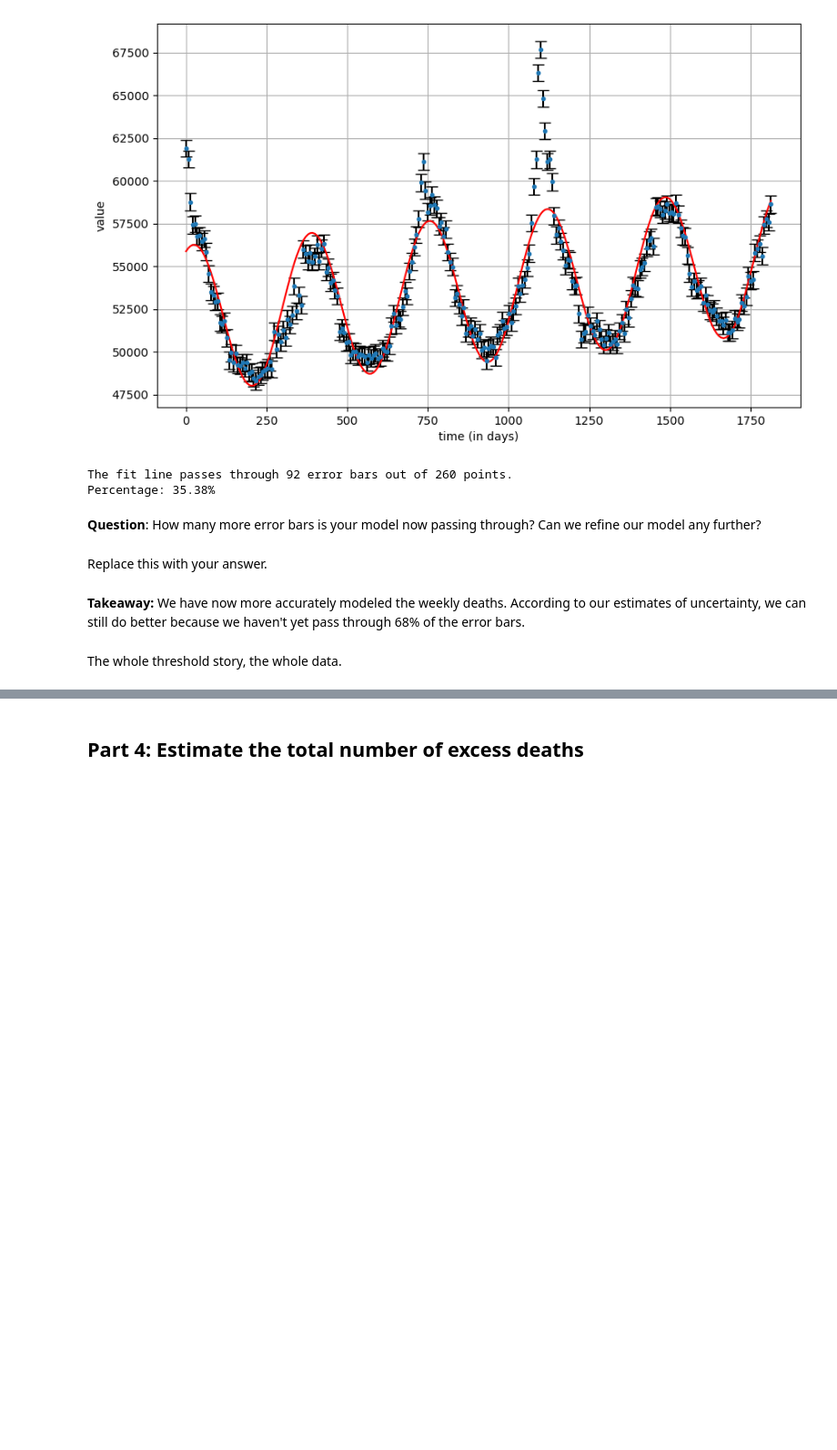
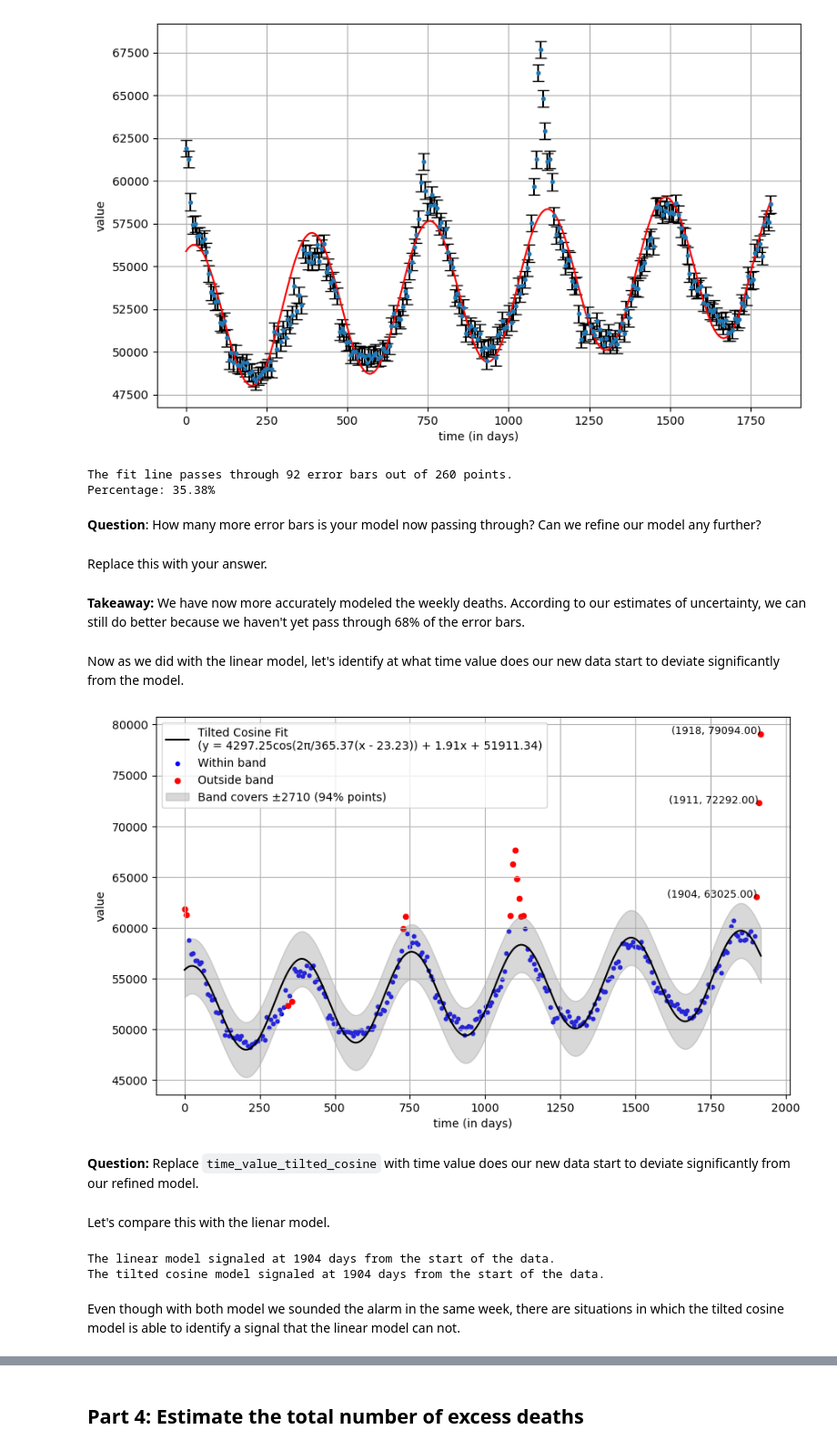
Before and after one commit to sensesensibilityscience/datascience, a Jupyter notebook: 2024/excessdeaths/student/modelling.ipynb, the cells around one changed output, grey strips where cells are left out. Shown at 91% size. Drawn from its saved outputs; the diff is of its cells as text; code cells hidden in the pictures; blank space fills up the shorter version.

Commit message:
tilted cosine model complete

```diff
--- a/2024/excessdeaths/student/modelling.ipynb
+++ b/2024/excessdeaths/student/modelling.ipynb
@@ -320,3 +324,5 @@ _Replace this with your answer._
+# %%
+deviation_at_95_percent_titled_cosine = 2710
 # %% [markdown]
 The linear curve captures the rising trend, but there is clearly also a smaller wavy trend using the cosine model. Now that we are considering both the long term trend vs short-term fluctuation we are able to capture our data much more precisely with our data.
 # %% [markdown]
@@ -350,5 +356,12 @@ Percentage: 35.38%
 Replace this with your answer.
 # %% [markdown]
 **Takeaway:** We have now more accurately modeled the weekly deaths. According to our estimates of uncertainty, we can still do better because we haven't yet pass through 68% of the error bars.
-# %% [markdown]
-The whole threshold story, the whole data.
+# %% [markdown]
+Now as we did with the linear model,  let's identify at what time value does our new data start to deviate significantly from the model.
+# %%
+#Just run this cell
+plot_cos_lin_all(deviation_at_95_percent_titled_cosine)
+# %% [output]
+[figure, added]
+# %% [markdown]
+**Question:** Replace `time_value_tilted_cosine` with time value does our new data start to deviate significantly from our refined model.
@@ -355 +371,12 @@ The whole threshold story, the whole data.
+# %% [markdown]
+Let's compare this with the lienar model.
+# %%
+#Just run this cell
+print("The linear model signaled at " + str(time_value) + " days from the start of the data.")
+print("The tilted cosine model signaled at " + str(time_value_tilted_cosine) + " days from the start of the data.")
+# %% [output]
+The linear model signaled at 1904 days from the start of the data.
+The tilted cosine model signaled at 1904 days from the start of the data.
+# %% [markdown]
+Even though with both model we sounded the alarm in the same week, there are situations in which the tilted cosine model is able to identify a signal that the linear model can not.
 # %% [markdown]
```
Also changed, not shown: parts of 43 cells of this notebook, 1 other file.
